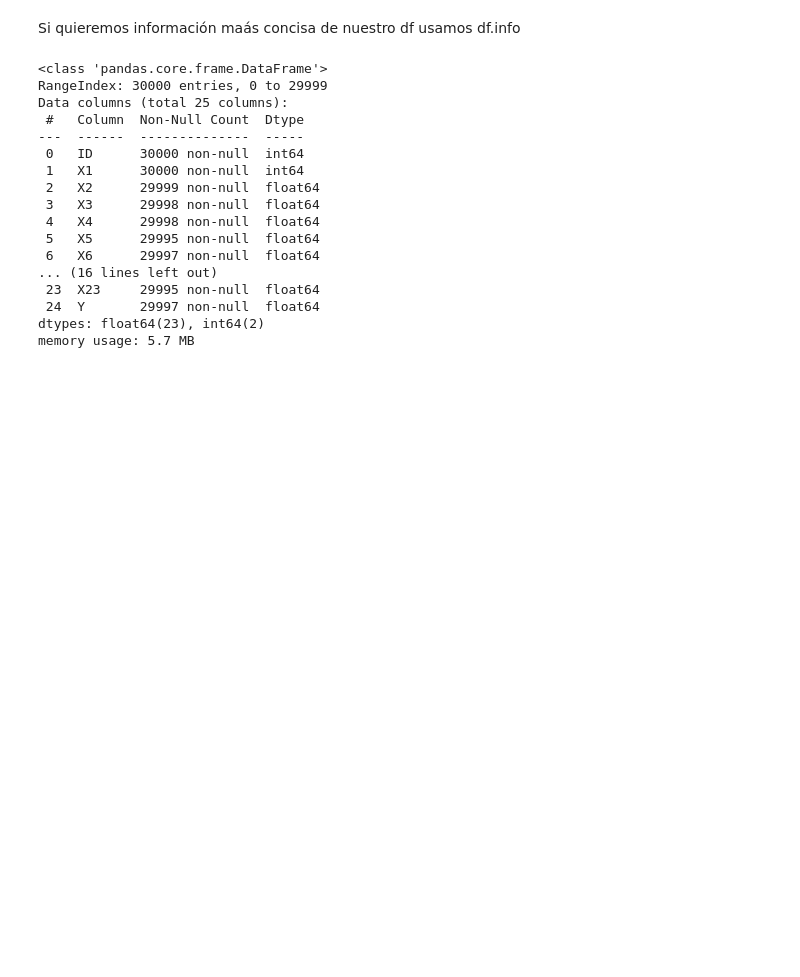
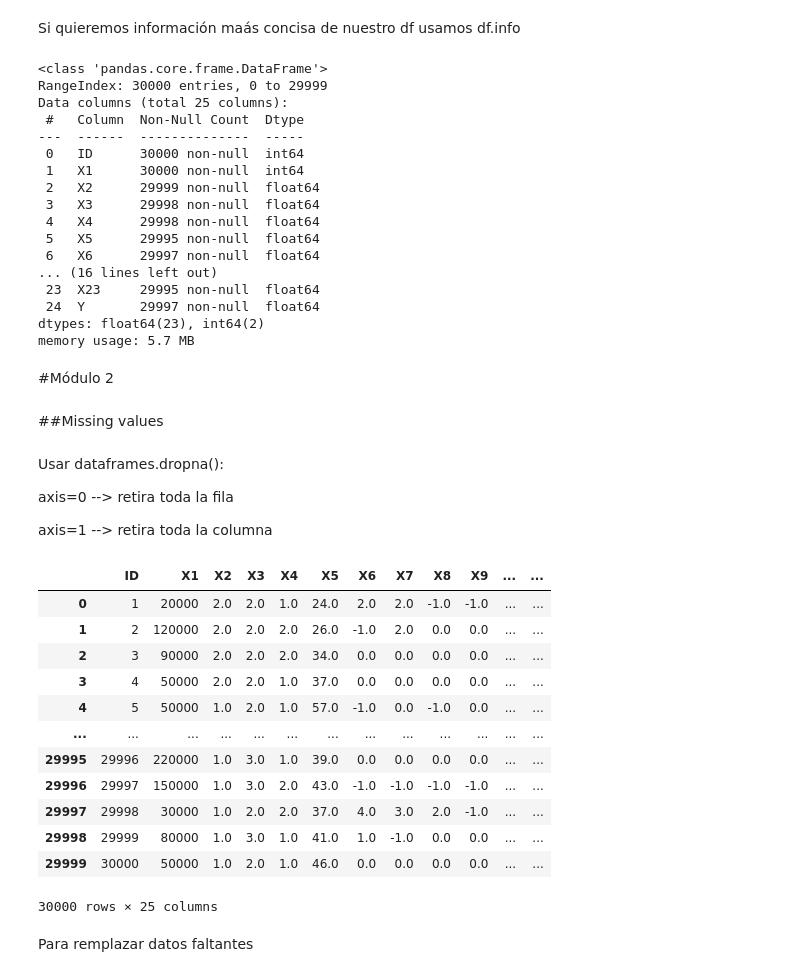
Before and after one commit to PosgradoMNA/actividades-de-aprendizaje-HumbertoLozano, a Jupyter notebook: DataAnalysisWithPython_HumbertoLozano.ipynb, the cells around one changed output. Drawn from its saved outputs; the diff is of its cells as text; code cells hidden in the pictures; blank space fills up the shorter version.

```diff
--- a/DataAnalysisWithPython_HumbertoLozano.ipynb
+++ b/DataAnalysisWithPython_HumbertoLozano.ipynb
@@ -125,3 +124,32 @@ Data columns (total 25 columns):
  24  Y       29997 non-null  float64
 dtypes: float64(23), int64(2)
 memory usage: 5.7 MB
+# %% [markdown]
+#Módulo 2
+# %% [markdown]
+##Missing values
+# %% [markdown]
+Usar dataframes.dropna():
+
+axis=0 --> retira toda la fila
+
+axis=1 --> retira toda la columna
+# %%
+df.dropna(subset=['X1'], axis=0, inplace=True) # Para modificar el dataframe utilizamos inplace=True
+df                                             # Sin esta instrucción df no se modificará
+# %% [output]
+|  | ID | X1 | X2 | X3 | X4 | X5 | X6 | X7 | X8 | X9 | ... | ... |
+| 0 | 1 | 20000 | 2.0 | 2.0 | 1.0 | 24.0 | 2.0 | 2.0 | -1.0 | -1.0 | ... | ... |
+| 1 | 2 | 120000 | 2.0 | 2.0 | 2.0 | 26.0 | -1.0 | 2.0 | 0.0 | 0.0 | ... | ... |
+| 2 | 3 | 90000 | 2.0 | 2.0 | 2.0 | 34.0 | 0.0 | 0.0 | 0.0 | 0.0 | ... | ... |
+| 3 | 4 | 50000 | 2.0 | 2.0 | 1.0 | 37.0 | 0.0 | 0.0 | 0.0 | 0.0 | ... | ... |
+| 4 | 5 | 50000 | 1.0 | 2.0 | 1.0 | 57.0 | -1.0 | 0.0 | -1.0 | 0.0 | ... | ... |
+| ... | ... | ... | ... | ... | ... | ... | ... | ... | ... | ... | ... | ... |
+| 29995 | 29996 | 220000 | 1.0 | 3.0 | 1.0 | 39.0 | 0.0 | 0.0 | 0.0 | 0.0 | ... | ... |
+| 29996 | 29997 | 150000 | 1.0 | 3.0 | 2.0 | 43.0 | -1.0 | -1.0 | -1.0 | -1.0 | ... | ... |
+| 29997 | 29998 | 30000 | 1.0 | 2.0 | 2.0 | 37.0 | 4.0 | 3.0 | 2.0 | -1.0 | ... | ... |
+| 29998 | 29999 | 80000 | 1.0 | 3.0 | 1.0 | 41.0 | 1.0 | -1.0 | 0.0 | 0.0 | ... | ... |
+| 29999 | 30000 | 50000 | 1.0 | 2.0 | 1.0 | 46.0 | 0.0 | 0.0 | 0.0 | 0.0 | ... | ... |
+30000 rows × 25 columns
+# %% [markdown]
+Para remplazar datos faltantes
```
Also changed, not shown: parts of 22 cells of this notebook, 3 other files.
